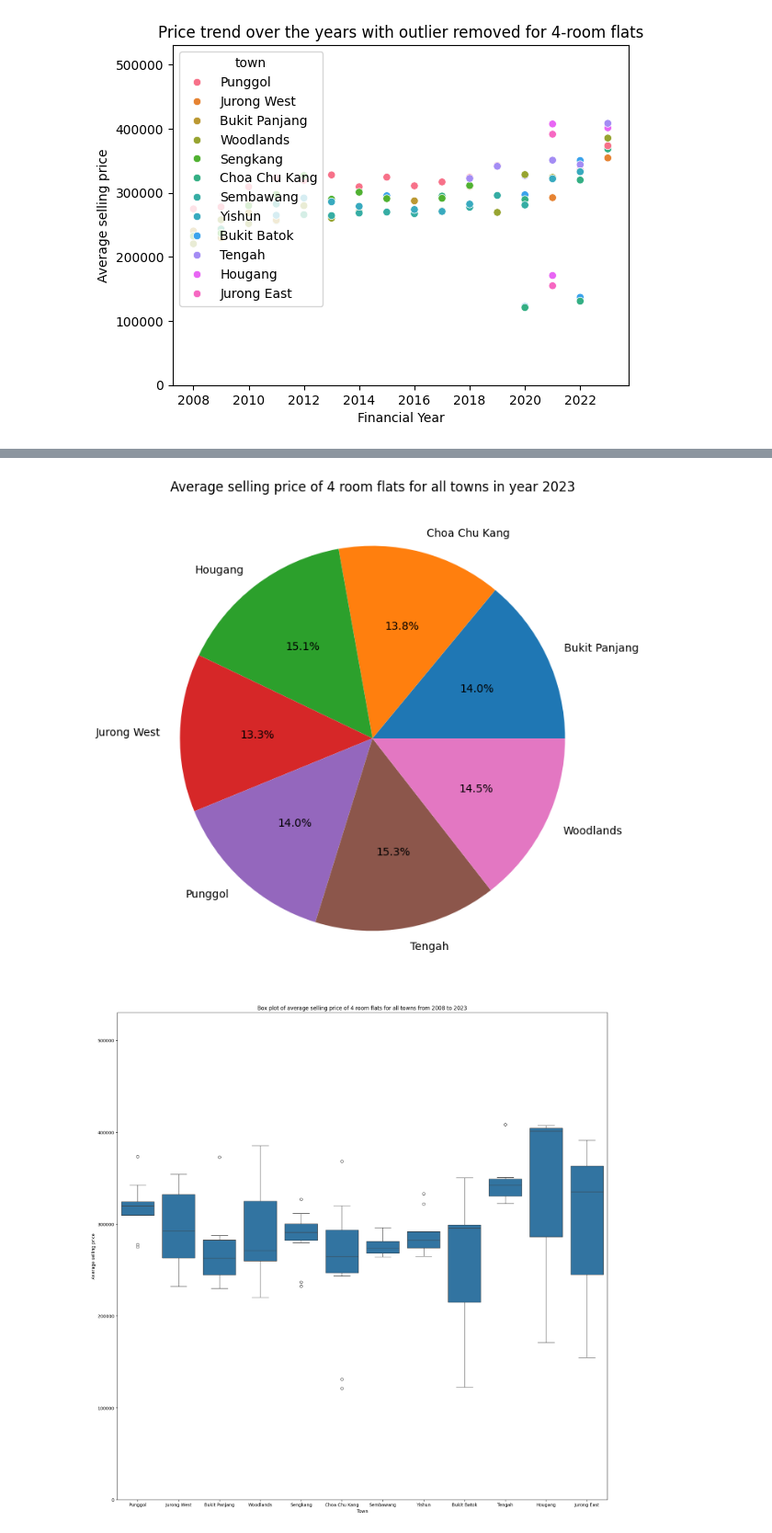
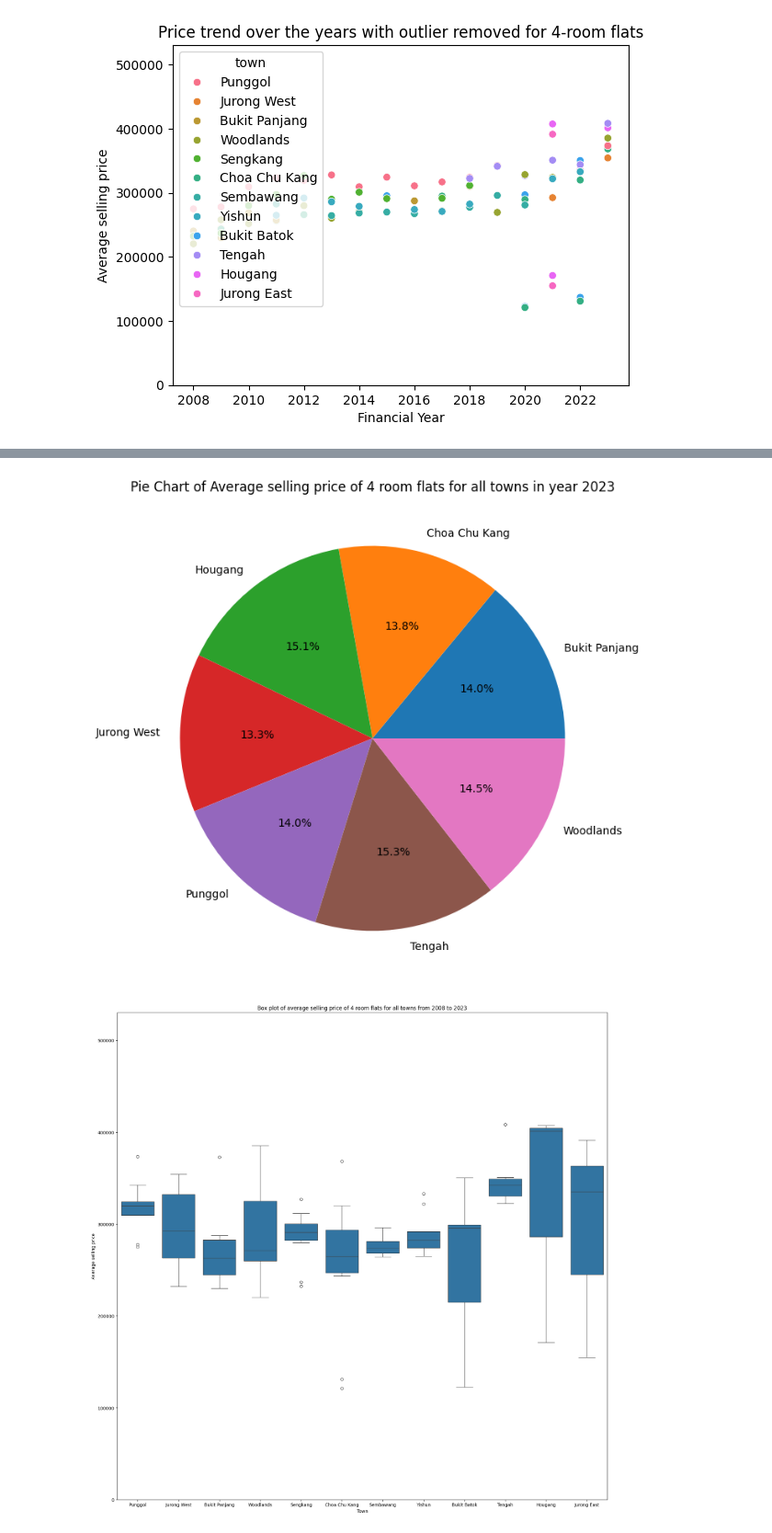
Before and after one commit to hanafi89/7FTC2004-ADS1-CW-1, a Jupyter notebook: 7FTC2004_ADS1_CW_1_(final).ipynb, the cells around one changed output, grey strips where cells are left out. Shown at 92% size. Cells and saved outputs as stored; diff of their text form; code cells hidden in the pictures.

```diff
--- a/7FTC2004_ADS1_CW_1_(final).ipynb
+++ b/7FTC2004_ADS1_CW_1_(final).ipynb
@@ -136,15 +138,15 @@ sns.scatterplot(data=df_punggol, x='financial_year', y='average_selling_price')
 # %%
 #create pie chart of average selling price of 4 room flats for all towns in year 2023
 
 df_2023 = df[df['financial_year'] == 2023]
 
 plt.figure(figsize=(8, 8))
 plt.pie(df_2023['average_selling_price'], labels=df_2023['town'], autopct='%1.1f%%')
 
-plt.title('Average selling price of 4 room flats for all towns in year 2023')
+plt.title('Pie Chart of Average selling price of 4 room flats for all towns in year 2023')
 plt.show()
 # %% [output]
-[figure, old version]
+[figure, new version]
 # %%
 #create box plot of average selling price of 4 room flats for all towns from 2008 to 2023
 
```
Also changed, not shown: parts of 1 cell of this notebook.
